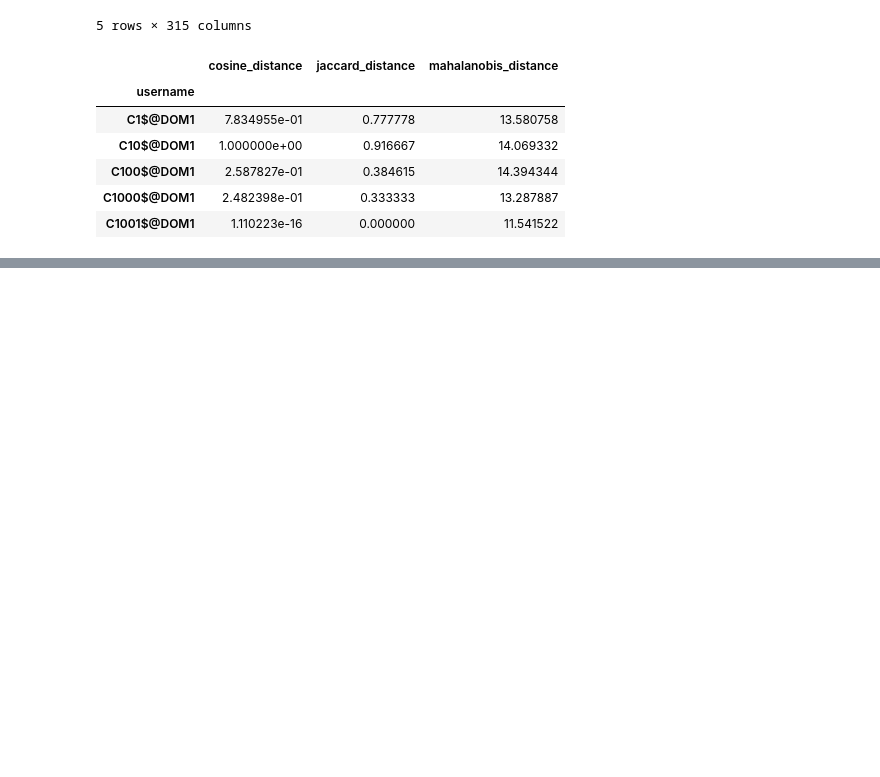
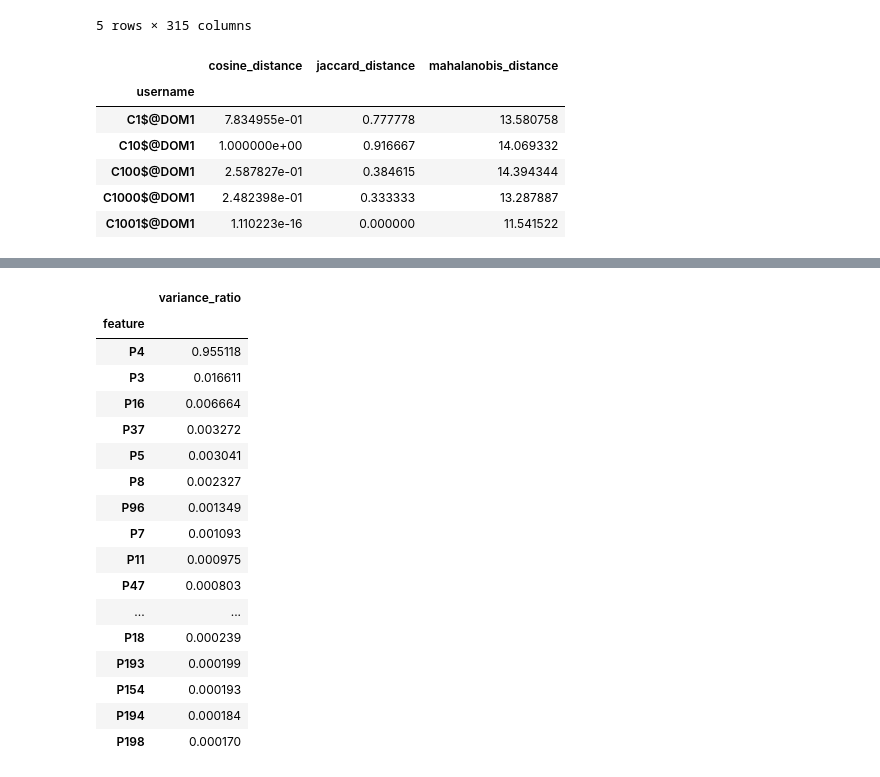
Before and after one commit to perlgirl2002/PCA-Distances, a Jupyter notebook: PCA.ipynb, the cells around one changed output, grey strips where cells are left out. Cells and saved outputs as stored; diff of their text form; code cells hidden in the pictures; blank space fills up the shorter version.

```diff
--- a/PCA.ipynb
+++ b/PCA.ipynb
@@ -334,23 +337,33 @@ plt.show()
-# %%
-#  Try with 3, 4, 5, 10
-pca = PCA(n_components=311)
-pca.fit(new_df) # This will compute the variances
-print(pca.explained_variance_ratio_ )  # This is where the eigenvalues live
 # %%
-my_series = pd.Series(pca.explained_variance_ratio_)
-#my_series.plot.bar()
-feature_names = new_df.columns
-variances = list(zip(feature_names, pca.explained_variance_ratio_))
-df = pd.DataFrame(variances, columns=['feature', 'variance_ratio']).set_index('feature')
-df = df.sort_values('variance_ratio', ascending=False)
+def rank_features(data, n_components):
+    features = data
+    feature_names = features.columns.tolist()
+    pca = PCA(n_components=n_components)
+    pca.fit(features)
+    variances = pca.explained_variance_ratio_
+    variances = list(zip(feature_names, variances))
+    df = pd.DataFrame(variances, columns=['feature', 'variance_ratio']).set_index('feature')
+    df = df.sort_values('variance_ratio', ascending=False)
+    return df
-# %%
-def rank_features(data, n_components):
-    features = data
-    feature_names = features.columns.tolist()
-    pca = PCA(n_components=n_components)
-    pca.fit(features)
-    variances = pca.explained_variance_ratio_
-    variances = zip(feature_names, variances)
-    df = pd.DataFrame(variances, columns=['feature', 'variance_ratio']).set_index('feature')
-    df = df.sort('variance_ratio', ascending=False)
-    return df
+# %%
+ranked_features = rank_features(final_matrix, 311)
+ranked_features.head(25)
+# %% [output]
+|  | variance_ratio |
+| feature |  |
+| P4 | 0.955118 |
+| P3 | 0.016611 |
+| P16 | 0.006664 |
+| P37 | 0.003272 |
+| P5 | 0.003041 |
+| P8 | 0.002327 |
+| P96 | 0.001349 |
+| P7 | 0.001093 |
+| P11 | 0.000975 |
+| P47 | 0.000803 |
+| ... | ... |
+| P18 | 0.000239 |
+| P193 | 0.000199 |
+| P154 | 0.000193 |
+| P194 | 0.000184 |
+| P198 | 0.000170 |
```
Also changed, not shown: parts of 1 cell of this notebook.
